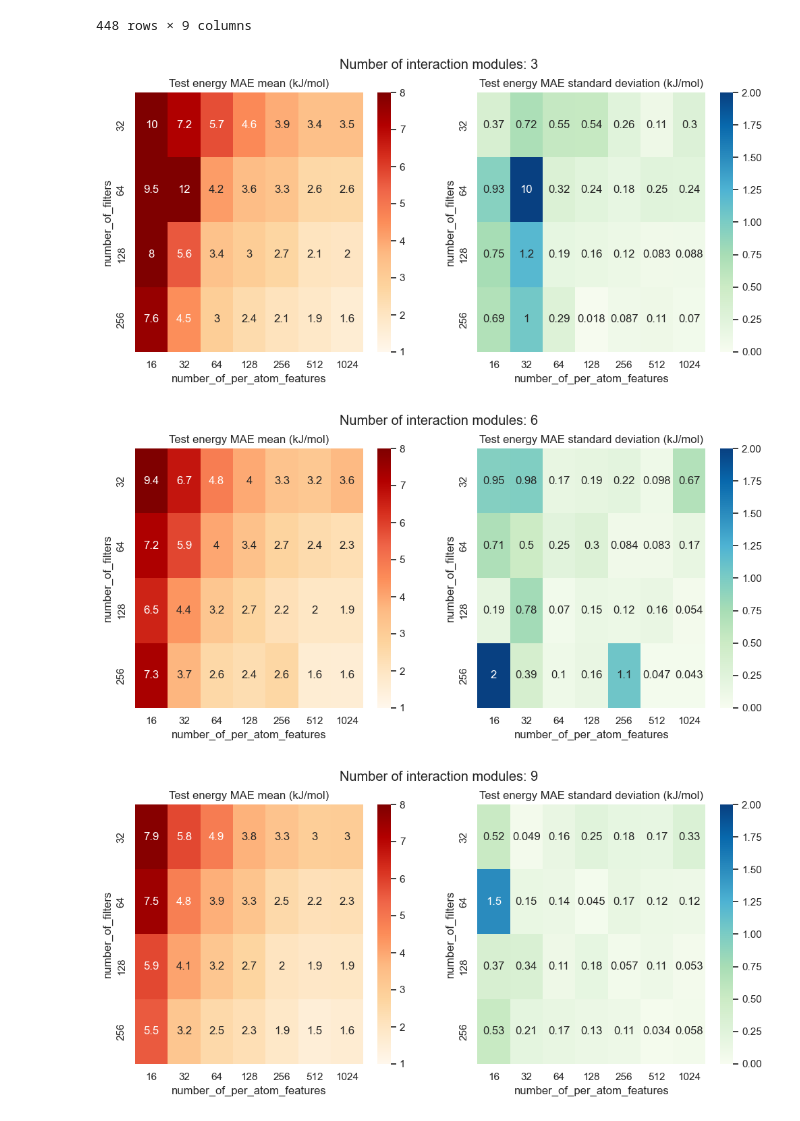
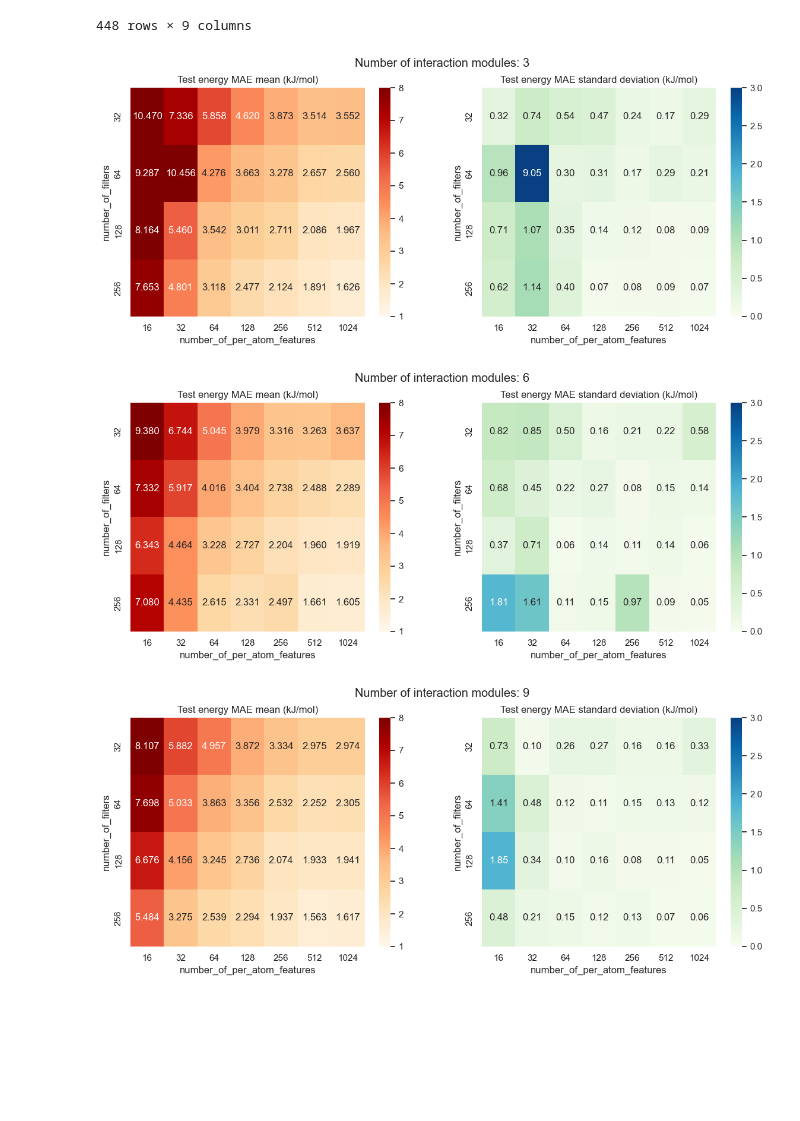
Before and after one commit to MarshallYan/modelforge-experiments, a Jupyter notebook: analysis/schnet_qm9.ipynb, the cells around one changed output. Drawn from its saved outputs; the diff is of its cells as text; code cells hidden in the pictures; blank space fills up the shorter version.

```diff
--- a/analysis/schnet_qm9.ipynb
+++ b/analysis/schnet_qm9.ipynb
@@ -196,4 +195,0 @@ Text(0.5, 1.0, 'Stability of dataset splitting')
-# %%
-# seed 43 causing large error outliers, ignore for now
-
-test_results_df = test_results_df[test_results_df["seed"] != 43]
@@ -496,5 +496,5 @@ exp_results_df
 # %%
-fig, axes = plt.subplots(4, 4, figsize=(24, 24))
+fig, axes = plt.subplots(4, 4, figsize=(20, 16))
 fig.suptitle("Impact of number_of_per_atom_features on test energy MAE")
 
 for i, number_of_filters in enumerate([32, 64, 128, 256]):
@@ -516,11 +516,11 @@ for i, number_of_filters in enumerate([32, 64, 128, 256]):
             x="number_of_per_atom_features",
             y="test/per_system_energy/mae",
             # hue="maximum_interaction_radius",
-            legend=False,
+            # legend=False,
         )
-        axes[i, j].set_ylim(1, 5)
+        axes[i, j].set_ylim(1, 12)
         axes[i, j].set_ylabel("test MAE (kJ/mol)")
         axes[i, j].set_title(f"number_of_filters {number_of_filters}; number_of_interaction_modules {number_of_interaction_modules}")
 
-# fig.tight_layout()
+fig.tight_layout()
 # %% [output]
@@ -572,7 +572,7 @@ sns.boxplot(
     y="test/per_system_energy/mae",
     # hue="number_of_per_atom_features",
 )
-axes[0, 0].set_ylim(1, 6)
+axes[0, 0].set_ylim(1, 4)
 axes[0, 0].set_ylabel("test MAE (kJ/mol)")
 axes[0, 0].set_title("number_of_interaction_modules = 3")
 
@@ -583,7 +583,7 @@ sns.boxplot(
     y="test/per_system_energy/mae",
     # hue="number_of_per_atom_features",
 )
-axes[0, 1].set_ylim(1, 6)
+axes[0, 1].set_ylim(1, 4)
 axes[0, 1].set_ylabel("test MAE (kJ/mol)")
 axes[0, 1].set_title("number_of_interaction_modules = 6")
 
@@ -594,7 +594,7 @@ sns.boxplot(
     y="test/per_system_energy/mae",
     # hue="number_of_per_atom_features",
 )
-axes[0, 2].set_ylim(1, 6)
+axes[0, 2].set_ylim(1, 4)
 axes[0, 2].set_ylabel("test mae (kJ/mol)")
 axes[0, 2].set_title("number_of_interaction_modules = 9")
 
@@ -605,8 +605,8 @@ sns.boxplot(
     y="test/per_system_energy/mae",
     # hue="number_of_per_atom_features",
 )
-axes[0, 3].set_ylim(1, 6)
-axes[0, 3].set_ylabel("test mae (kJ/mol)")
+axes[0, 3].set_ylim(1, 4)
+axes[0, 3].set_ylabel("test MAE (kJ/mol)")
 axes[0, 3].set_title("number_of_interaction_modules = 12")
 
 # fixed number_of_filters
@@ -617,7 +617,7 @@ sns.boxplot(
     y="test/per_system_energy/mae",
     # hue="number_of_per_atom_features",
 )
-axes[1, 0].set_ylim(1, 6)
+axes[1, 0].set_ylim(1, 4)
 axes[1, 0].set_ylabel("test MAE (kJ/mol)")
 axes[1, 0].set_title("number_of_filters = 32")
 
@@ -628,7 +628,7 @@ sns.boxplot(
     y="test/per_system_energy/mae",
     # hue="number_of_per_atom_features",
 )
-axes[1, 1].set_ylim(1, 6)
+axes[1, 1].set_ylim(1, 4)
 axes[1, 1].set_ylabel("test MAE (kJ/mol)")
 axes[1, 1].set_title("number_of_filters = 64")
 
@@ -639,7 +639,7 @@ sns.boxplot(
     y="test/per_system_energy/mae",
     # hue="number_of_per_atom_features",
 )
-axes[1, 2].set_ylim(1, 6)
+axes[1, 2].set_ylim(1, 4)
 axes[1, 2].set_ylabel("test MAE (kJ/mol)")
 axes[1, 2].set_title("number_of_filters = 128")
 
@@ -650,7 +650,7 @@ sns.boxplot(
     y="test/per_system_energy/mae",
     # hue="number_of_per_atom_features",
 )
-axes[1, 3].set_ylim(1, 6)
+axes[1, 3].set_ylim(1, 4)
 axes[1, 3].set_ylabel("test MAE (kJ/mol)")
 axes[1, 3].set_title("number_of_filters = 256")
 
@@ -747,37 +747,37 @@ for i in [3, 6, 9, 12]:
     mean_heatmap_df = mean_heatmap_df.pivot(
         index="number_of_filters",
         columns="number_of_per_atom_features",
         values="test/per_system_energy/mae",
     )
     std_heatmap_df = std_heatmap_df.pivot(
         index="number_of_filters",
         columns="number_of_per_atom_features",
         values="test/per_system_energy/mae",
     )
 
-    fig, axes = plt.subplots(1, 2, figsize=(12, 5))
+    fig, axes = plt.subplots(1, 2, figsize=(14, 5))
     fig.suptitle(f"Number of interaction modules: {i}")
     sns.heatmap(
         ax=axes[0],
         data=mean_heatmap_df,
         annot=True,
-        fmt=".4f",
+        fmt=".3f",
         cmap='OrRd',
         vmin=1,
         vmax=8,
     )
     axes[0].set_title("Test energy MAE mean (kJ/mol)")
     sns.heatmap(
         ax=axes[1],
         data=std_heatmap_df,
         annot=True,
-        fmt=".4f",
+        fmt=".2f",
         cmap='GnBu',
         vmin=0,
-        vmax=2,
+        vmax=3,
     )
     axes[1].set_title("Test energy MAE standard deviation (kJ/mol)")
 # %% [output]
-[figure, old version]
+[figure, new version]
-[figure, old version]
+[figure, new version]
-[figure, old version]
+[figure, new version]
```
Also changed, not shown: parts of 12 cells of this notebook, 10 other files.
